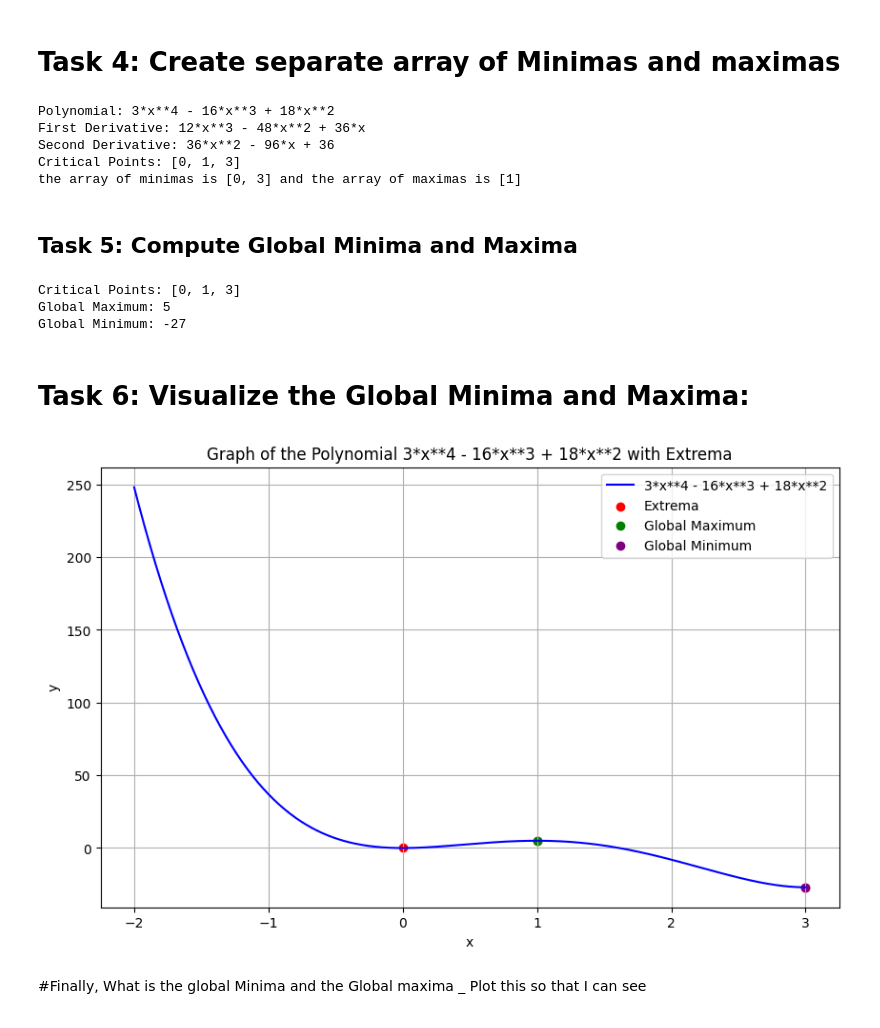
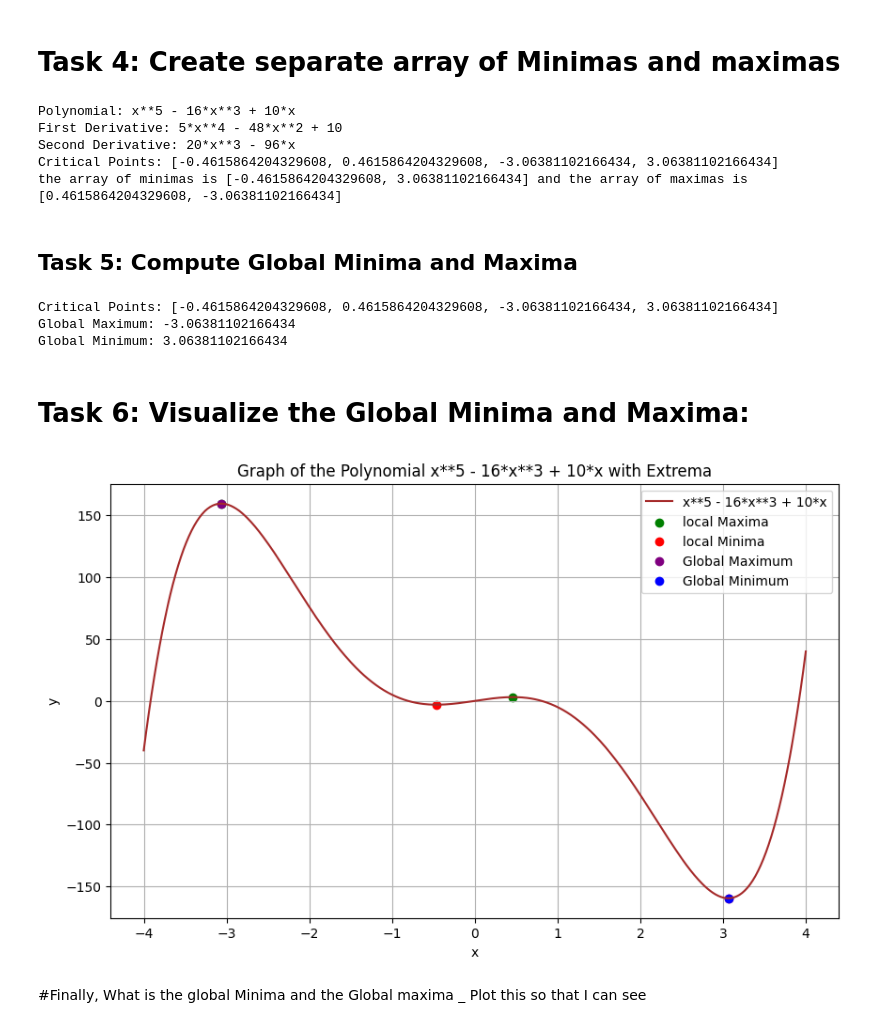
Before and after one commit to Isaiah-Essien/Calculus_assignment, a Jupyter notebook: Group8_Quiz_2___Calculus.ipynb, the cells around one changed output. Cells and saved outputs as stored; diff of their text form; code cells hidden in the pictures.

Commit message:
Updated codes showing global maxima and minima

```diff
--- a/Group8_Quiz_2___Calculus.ipynb
+++ b/Group8_Quiz_2___Calculus.ipynb
@@ -49,17 +50,18 @@ plt.show()
 # %% [markdown]
 # Task 4: Create separate array of Minimas and maximas
 # %%
-# Define the variable
 x = sp.symbols('x')
-
 # Define the polynomial function
-polynomial = 3*x**4 - 16*x**3 + 18*x**2
+polynomial = x**5-16*x**3+10*x
 
 # Compute the first derivative
 first_derivative = sp.diff(polynomial, x)
 
-# Find critical points
+# Find critical points and convertin the points to floats
+arr_critical_points=[]
 critical_points = sp.solve(first_derivative, x)
+for cp in critical_points:
+  arr_critical_points.append(float(cp))
 
 # Compute the second derivative
 second_derivative = sp.diff(first_derivative, x)
@@ -71,68 +73,66 @@ for point in critical_points:
     # Evaluate the second derivative at the critical point
     second_derivative_at_point = second_derivative.subs(x, point)
     if second_derivative_at_point > 0:
-        arr_minimas.append(point)
+        arr_minimas.append(float(point))
     elif second_derivative_at_point < 0:
-        arr_maximas.append(point)
+        arr_maximas.append(float(point))
 
 # Output the results
 print("Polynomial:", polynomial)
 print("First Derivative:", first_derivative)
 print("Second Derivative:", second_derivative)
-print("Critical Points:", critical_points)
+print("Critical Points:", arr_critical_points)
 
 print(f'the array of minimas is {arr_minimas} and the array of maximas is {arr_maximas}')
 # %% [output]
-Polynomial: 3*x**4 - 16*x**3 + 18*x**2
-First Derivative: 12*x**3 - 48*x**2 + 36*x
-Second Derivative: 36*x**2 - 96*x + 36
-Critical Points: [0, 1, 3]
-the array of minimas is [0, 3] and the array of maximas is [1]
+Polynomial: x**5 - 16*x**3 + 10*x
+First Derivative: 5*x**4 - 48*x**2 + 10
+Second Derivative: 20*x**3 - 96*x
+Critical Points: [-0.4615864204329608, 0.4615864204329608, -3.06381102166434, 3.06381102166434]
+the array of minimas is [-0.4615864204329608, 3.06381102166434] and the array of maximas is [0.4615864204329608, -3.06381102166434]
 # %% [markdown]
 ## **Task 5:** Compute Global Minima and Maxima
 # %%
-# Evaluate the polynomial at the critical points
-critical_values = [polynomial.subs(x, cp) for cp in critical_points]
-
 # Find the global maximum and minimum
-global_maximum = max(critical_values)
-global_minimum = min(critical_values)
+global_maximum = max(arr_critical_points, key=lambda p: polynomial.subs(x, p))
+global_minimum = min(arr_critical_points, key=lambda p: polynomial.subs(x, p))
 
 # Print the critical points and global extrema
-print("Critical Points:", critical_points)
+print("Critical Points:", arr_critical_points)
 print("Global Maximum:", global_maximum)
 print("Global Minimum:", global_minimum)
 # %% [output]
-Critical Points: [0, 1, 3]
-Global Maximum: 5
-Global Minimum: -27
+Critical Points: [-0.4615864204329608, 0.4615864204329608, -3.06381102166434, 3.06381102166434]
+Global Maximum: -3.06381102166434
+Global Minimum: 3.06381102166434
 # %% [markdown]
 # **Task 6:** Visualize the Global Minima and Maxima:
 # %%
 # Generate x values for plotting
-x_vals = np.linspace(-2, 3, 500)
+x_vals = np.linspace(-4, 4, 500)
 
 # Generate y values for the polynomial
 y_vals = [polynomial.subs(x, val) for val in x_vals]
 
 # Plot the polynomial
 plt.figure(figsize=(10, 6))
-plt.plot(x_vals, y_vals, label='3*x**4 - 16*x**3 + 18*x**2', color='blue')
+plt.plot(x_vals, y_vals, label='x**5 - 16*x**3 + 10*x', color='brown')
 
 # Highlight the global maxima and minima
-plt.scatter([cp.evalf() for cp in critical_points], [pv.evalf() for pv in critical_values], color='red', label='Extrema')
-plt.scatter([critical_points[critical_values.index(global_maximum)].evalf()], [global_maximum.evalf()], color='green', label='Global Maximum')
-plt.scatter([critical_points[critical_values.index(global_minimum)].evalf()], [global_minimum.evalf()], color='purple', label='Global Minimum')
+plt.scatter(arr_maximas, [polynomial.subs(x, val) for val in arr_maximas], color='green', label='local Maxima')
+plt.scatter(arr_minimas, [polynomial.subs(x, val) for val in arr_minimas], color='red', label='local Minima')
+plt.scatter([global_maximum], [polynomial.subs(x, global_maximum)], color='purple', label='Global Maximum')
+plt.scatter([global_minimum], [polynomial.subs(x, global_minimum)], color='blue', label='Global Minimum')
 
 plt.xlabel('x')
 plt.ylabel('y')
-plt.title('Graph of the Polynomial 3*x**4 - 16*x**3 + 18*x**2 with Extrema')
+plt.title('Graph of the Polynomial x**5 - 16*x**3 + 10*x with Extrema')
 plt.legend()
 plt.grid(True)
 
 plt.show()
 # %% [output]
-[figure, old version]
+[figure, new version]
 # %% [markdown]
 #Finally, What is the global Minima and the Global maxima _ Plot this so that I can see
 # %% [markdown]
```
Also changed, not shown: parts of 5 cells of this notebook.
